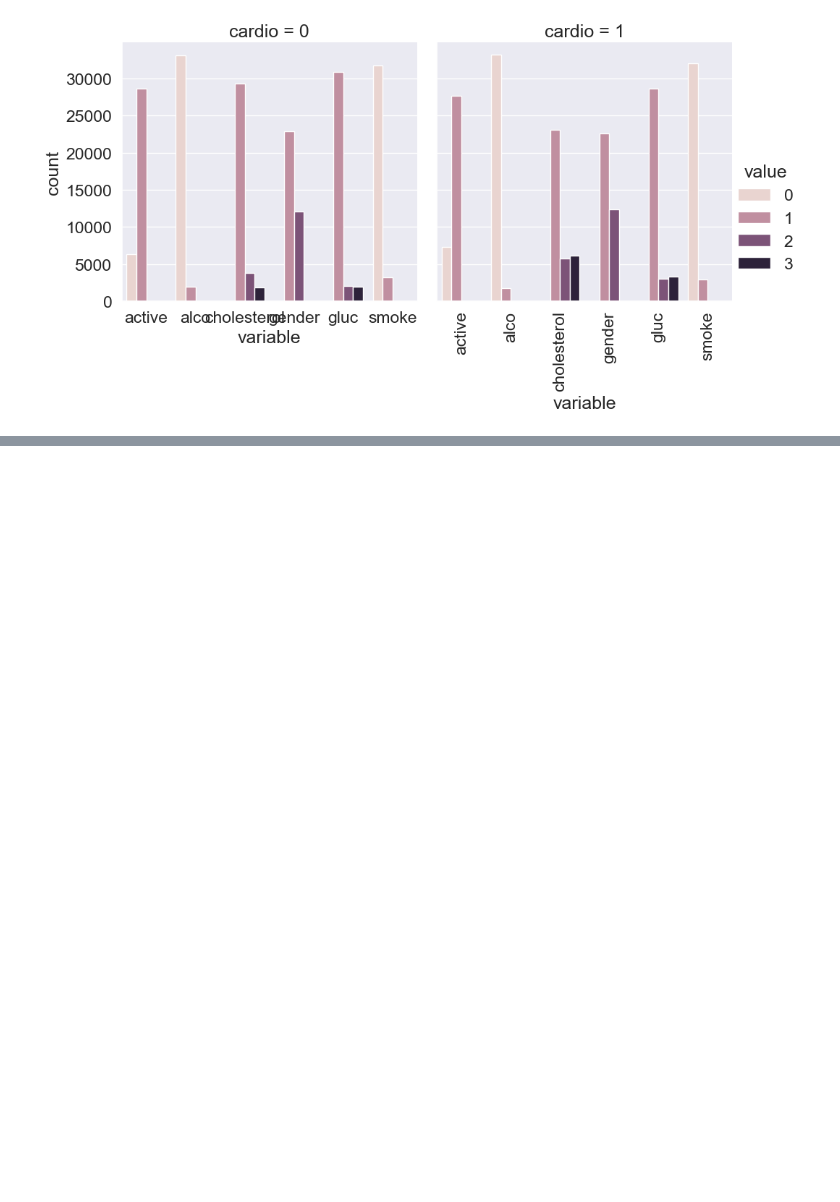
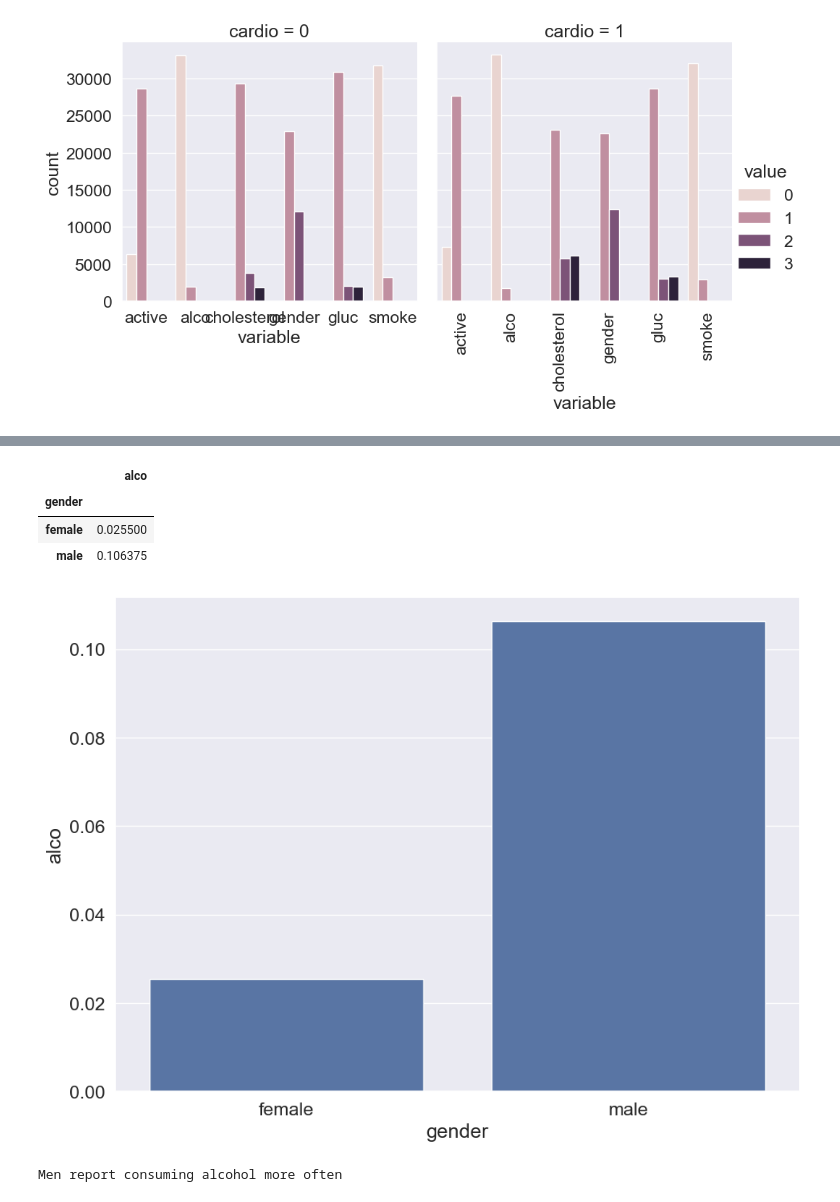
Before and after one commit to anamillen/mlcourse.ai-solutions, a Jupyter notebook: Assignments/Exploratory data analysis with Pandas/Assignment #2.ipynb, the cells around one changed output, grey strips where cells are left out. Cells and saved outputs as stored; diff of their text form; code cells hidden in the pictures; blank space fills up the shorter version.

```diff
--- a/Assignments/Exploratory data analysis with Pandas/Assignment #2.ipynb
+++ b/Assignments/Exploratory data analysis with Pandas/Assignment #2.ipynb
@@ -128,0 +212,6 @@ plt.xticks(rotation="vertical");
+# %%
+# Formatting the data
+gender_map = {men_index:"male", women_index:"female"}
+df_labeled = df.copy()
+df_labeled["gender"] = df_labeled["gender"].map(gender_map)
+df_labeled
@@ -128,0 +232,33 @@ plt.xticks(rotation="vertical");
+# %%
+
+# Extracting the necessary data
+df_alco_intake_by_gen = (
+    pd.DataFrame(df_labeled[["gender", "alco"]]
+    .groupby("gender")["alco"]
+    .mean())
+)
+# %%
+# Access the alcohol intake for each gender based on the `gender` column values
+fem_intake = df_alco_intake_by_gen.loc["female"]["alco"].round(3)
+mal_intake = df_alco_intake_by_gen.loc["male"]["alco"].round(3)
+
+df_alco_intake_by_gen
+# %% [output]
+|  | alco |
+| gender |  |
+| female | 0.025500 |
+| male | 0.106375 |
+# %%
+# Visualizing the data we got
+sns.barplot(data=df_alco_intake_by_gen, x="gender", y="alco");
+# %% [output]
+[figure, added]
+# %%
+if mal_intake>fem_intake:
+    print("Men report consuming alcohol more often")
+elif fem_intake>mal_intake:
+    print("Women report consuming alcohol more often")
+else:
+    print("Both genders report the same alcohol consumption")
+# %% [output]
+Men report consuming alcohol more often
```
Also changed, not shown: parts of 15 cells of this notebook.
